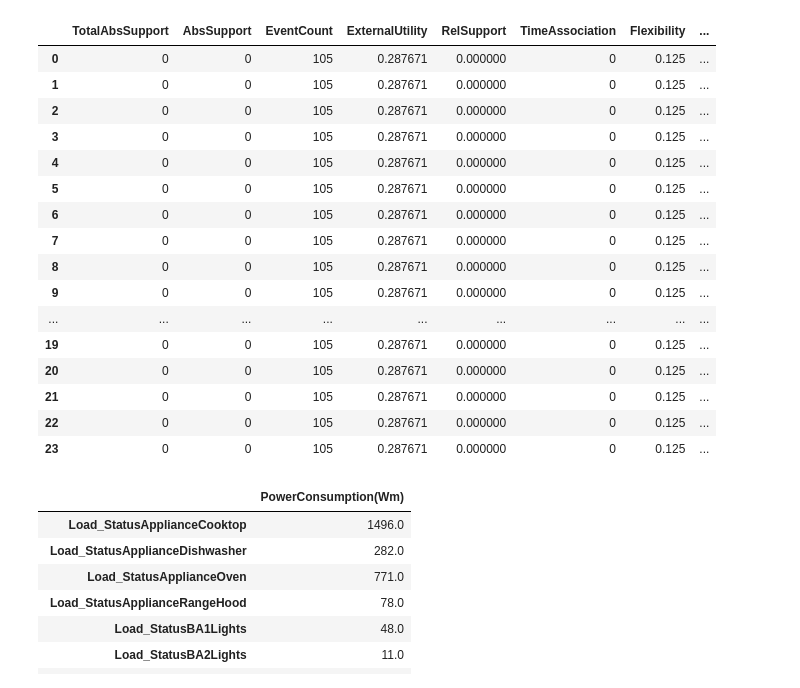
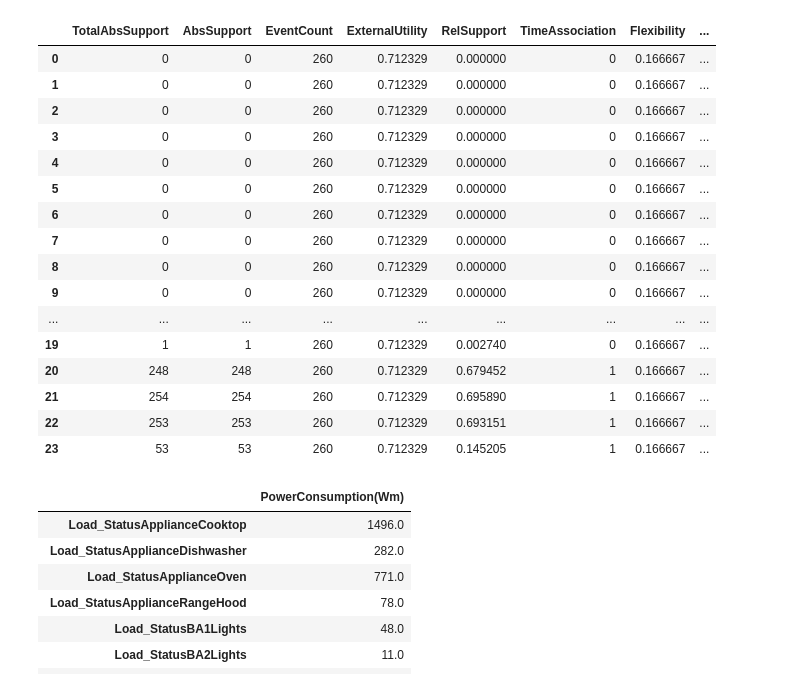
Before and after one commit to christiannielsen98/Datavidenskab-P6, a Jupyter notebook: Project/_07OptimiseConsumption/lifespan_consumption_matrix.ipynb, the cells around one changed output. Drawn from its saved outputs; the diff is of its cells as text; code cells hidden in the pictures.

```diff
--- a/Project/_07OptimiseConsumption/lifespan_consumption_matrix.ipynb
+++ b/Project/_07OptimiseConsumption/lifespan_consumption_matrix.ipynb
@@ -7,25 +9,25 @@ from Project._05InferKnowledgeOfRules.infer_rules_functions import SE_time_df, j
 # %%
 app_stats = SE_time_df(json_to_dataframe(year=2, level=1, with_redundancy=False))
 # %%
-app_stats['Load_StatusPlugLoadIron']
+app_stats['Load_StatusApplianceDishwasher']
 # %% [output]
 |  | TotalAbsSupport | AbsSupport | EventCount | ExternalUtility | RelSupport | TimeAssociation | Flexibility | ... |
-| 0 | 0 | 0 | 105 | 0.287671 | 0.000000 | 0 | 0.125 | ... |
-| 1 | 0 | 0 | 105 | 0.287671 | 0.000000 | 0 | 0.125 | ... |
-| 2 | 0 | 0 | 105 | 0.287671 | 0.000000 | 0 | 0.125 | ... |
-| 3 | 0 | 0 | 105 | 0.287671 | 0.000000 | 0 | 0.125 | ... |
-| 4 | 0 | 0 | 105 | 0.287671 | 0.000000 | 0 | 0.125 | ... |
-| 5 | 0 | 0 | 105 | 0.287671 | 0.000000 | 0 | 0.125 | ... |
-| 6 | 0 | 0 | 105 | 0.287671 | 0.000000 | 0 | 0.125 | ... |
-| 7 | 0 | 0 | 105 | 0.287671 | 0.000000 | 0 | 0.125 | ... |
-| 8 | 0 | 0 | 105 | 0.287671 | 0.000000 | 0 | 0.125 | ... |
-| 9 | 0 | 0 | 105 | 0.287671 | 0.000000 | 0 | 0.125 | ... |
+| 0 | 0 | 0 | 260 | 0.712329 | 0.000000 | 0 | 0.166667 | ... |
+| 1 | 0 | 0 | 260 | 0.712329 | 0.000000 | 0 | 0.166667 | ... |
+| 2 | 0 | 0 | 260 | 0.712329 | 0.000000 | 0 | 0.166667 | ... |
+| 3 | 0 | 0 | 260 | 0.712329 | 0.000000 | 0 | 0.166667 | ... |
+| 4 | 0 | 0 | 260 | 0.712329 | 0.000000 | 0 | 0.166667 | ... |
+| 5 | 0 | 0 | 260 | 0.712329 | 0.000000 | 0 | 0.166667 | ... |
+| 6 | 0 | 0 | 260 | 0.712329 | 0.000000 | 0 | 0.166667 | ... |
+| 7 | 0 | 0 | 260 | 0.712329 | 0.000000 | 0 | 0.166667 | ... |
+| 8 | 0 | 0 | 260 | 0.712329 | 0.000000 | 0 | 0.166667 | ... |
+| 9 | 0 | 0 | 260 | 0.712329 | 0.000000 | 0 | 0.166667 | ... |
 | ... | ... | ... | ... | ... | ... | ... | ... | ... |
-| 19 | 0 | 0 | 105 | 0.287671 | 0.000000 | 0 | 0.125 | ... |
-| 20 | 0 | 0 | 105 | 0.287671 | 0.000000 | 0 | 0.125 | ... |
-| 21 | 0 | 0 | 105 | 0.287671 | 0.000000 | 0 | 0.125 | ... |
-| 22 | 0 | 0 | 105 | 0.287671 | 0.000000 | 0 | 0.125 | ... |
-| 23 | 0 | 0 | 105 | 0.287671 | 0.000000 | 0 | 0.125 | ... |
+| 19 | 1 | 1 | 260 | 0.712329 | 0.002740 | 0 | 0.166667 | ... |
+| 20 | 248 | 248 | 260 | 0.712329 | 0.679452 | 1 | 0.166667 | ... |
+| 21 | 254 | 254 | 260 | 0.712329 | 0.695890 | 1 | 0.166667 | ... |
+| 22 | 253 | 253 | 260 | 0.712329 | 0.693151 | 1 | 0.166667 | ... |
+| 23 | 53 | 53 | 260 | 0.712329 | 0.145205 | 1 | 0.166667 | ... |
 # %%
 average_power_consumption_per_minute_df = find_average_power_consumption_per_minute()
 average_power_consumption_per_minute_df
```
Also changed, not shown: parts of 21 cells of this notebook, 1 other file.
